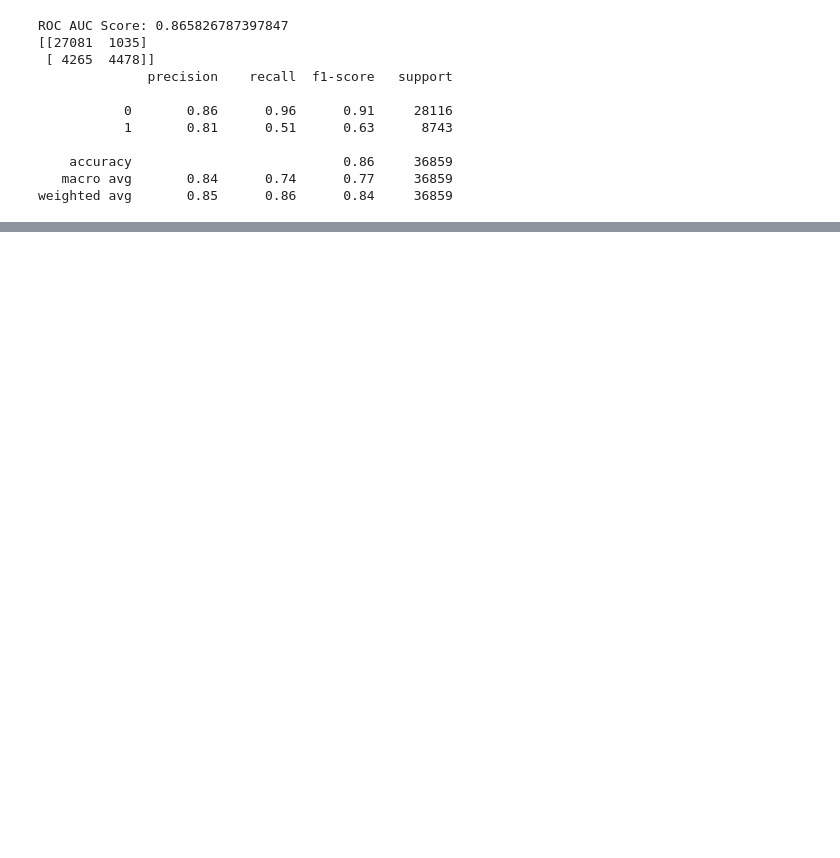
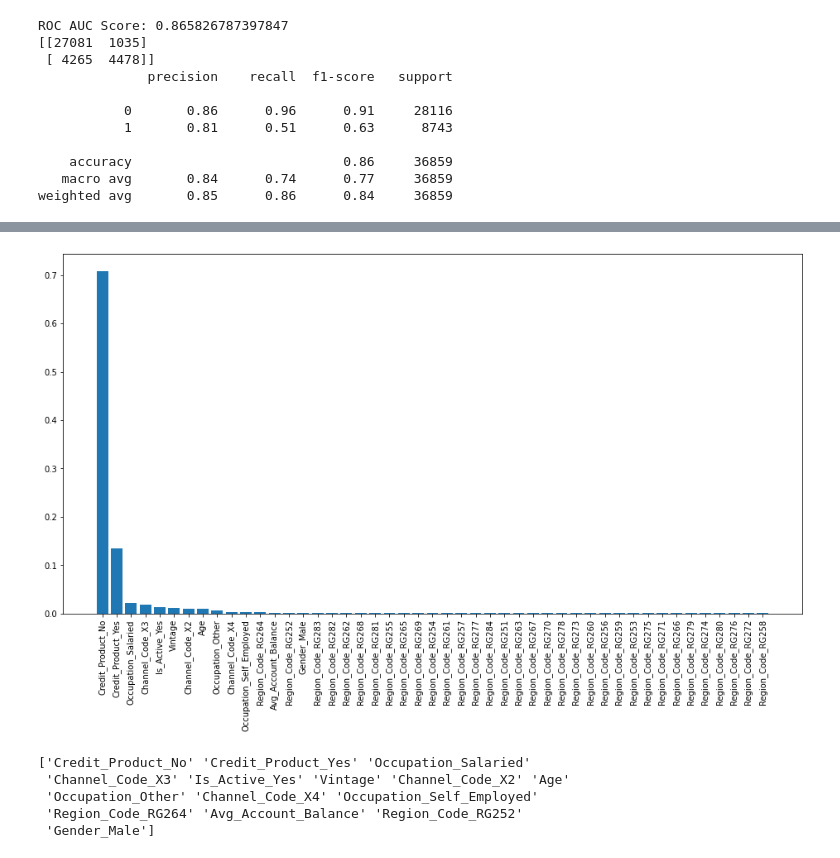
Before and after one commit to manoj25hyd/Credit-Card-Lead-Prediction, a Jupyter notebook: Hypothesis testing.ipynb, the cells around one changed output, grey strips where cells are left out. Drawn from its saved outputs; the diff is of its cells as text; code cells hidden in the pictures; blank space fills up the shorter version.

```diff
--- a/Hypothesis testing.ipynb
+++ b/Hypothesis testing.ipynb
@@ -674,7 +667,7 @@ ROC AUC Score: 0.8729081734993507
 weighted avg       0.86      0.86      0.85     36859
 # %%
 # Build Gradient Boositng Model
-xgb_model = XGBClassifier(scale_pos_weight = 3.21)
+xgb_model = XGBClassifier(scale_pos_weight = 4)
 # Fit the Data
 xgb_model.fit(X_train, y_train)
 # Predict with X_test
@@ -723,6 +716,6 @@ print(selected_features)
 # %%
 # Build Gradient Boositng Model
-xgb_model = XGBClassifier(scale_pos_weight = 3.21)
+xgb_model = XGBClassifier(scale_pos_weight = 4)
 # Fit the Data
 xgb_model.fit(X_train[selected_features], y_train)
 # Predict with X_test
@@ -747,0 +788,12 @@ weighted avg       0.84      0.82      0.82     36859
+# %%
+# Build the Model with tuned parameters
+xgb_model = XGBClassifier(subsample = 0.7, scale_pos_weight = 4, reg_lambda = 5, reg_alpha = 5, n_estimators = 50, max_depth = 8,  learning_rate = 0.3, gamma = 10, colsample_bytree = 1, colsample_bylevel = 0.5)
+# Fit the Data
+xgb_model.fit(X_train, y_train)
+# Predict with X_test
+y_pred = xgb_model.predict(X_test)
+# Print ROC AUC Score
+print("ROC AUC Score:", roc_auc_score(y_test, xgb_model.predict_proba(X_test)[:,1]))
+# Confusion Matrix and Classification Report
+print(confusion_matrix(y_test, y_pred))
+print(classification_report(y_test, y_pred))
@@ -747,0 +813,25 @@ weighted avg       0.84      0.82      0.82     36859
+# %%
+# Create Dataframe with Feature Importances
+features_df = pd.DataFrame({"Feature": X_train.columns,
+                            "Feature Importance": xgb_model.feature_importances_})
+
+# Sort features_df by feature importance
+features_df = features_df.sort_values(by = "Feature Importance", ascending = False)
+
+# Plot the feature importances
+plt.figure(figsize = (16,8))
+plt.bar(x = features_df["Feature"], height = features_df["Feature Importance"])
+plt.xticks(rotation = "vertical")
+plt.show()
+# %% [output]
+[figure, added]
+# %%
+# Select Features
+selected_features = features_df[features_df["Feature Importance"] > 0.002]["Feature"].unique()
+print(selected_features)
+# %% [output]
+['Credit_Product_No' 'Credit_Product_Yes' 'Occupation_Salaried'
+ 'Channel_Code_X3' 'Is_Active_Yes' 'Vintage' 'Channel_Code_X2' 'Age'
+ 'Occupation_Other' 'Channel_Code_X4' 'Occupation_Self_Employed'
+ 'Region_Code_RG264' 'Avg_Account_Balance' 'Region_Code_RG252'
+ 'Gender_Male']
```
Also changed, not shown: parts of 30 cells of this notebook, 4 other files.
